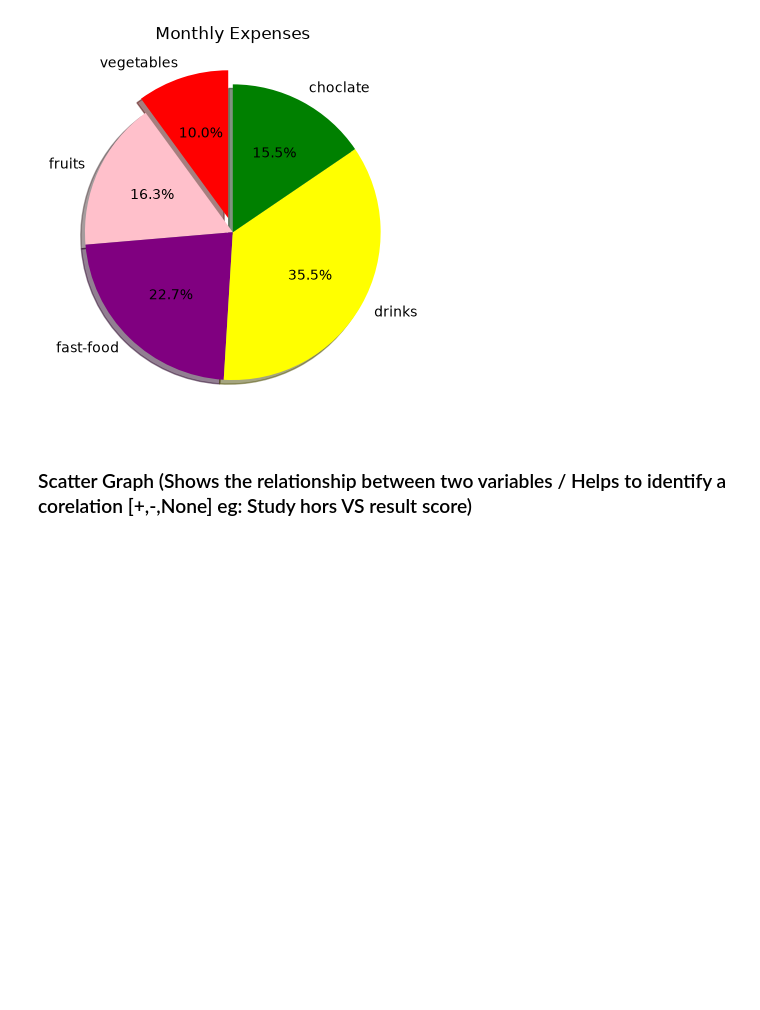
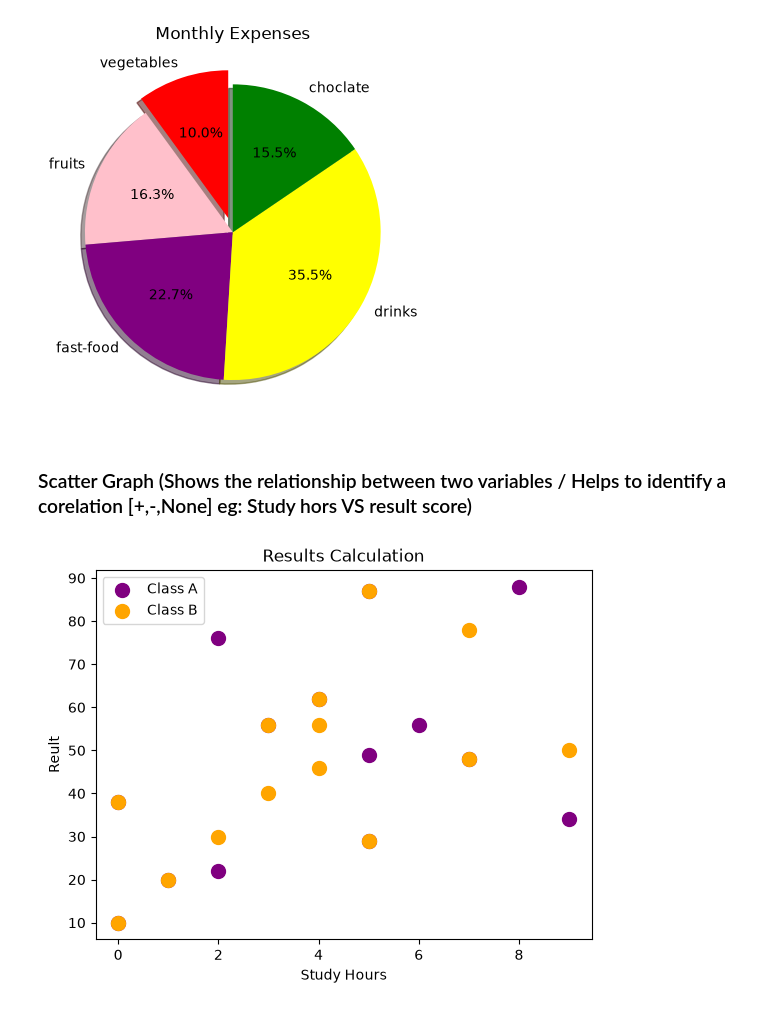
Before and after one commit to areeba-cyber/NumPy, a Jupyter notebook: Matplotlib/main2.ipynb, the cells around one changed output. Saved outputs shown, nothing was run; the diff lists cells and outputs as text; code cells hidden in the pictures; blank space fills up the shorter version.

Commit message:
scatter graph

```diff
--- a/Matplotlib/main2.ipynb
+++ b/Matplotlib/main2.ipynb
@@ -35,3 +35,24 @@ plt.show()
 [figure]
 # %% [markdown]
 ### Scatter Graph (Shows the relationship between two variables / Helps to identify a corelation [+,-,None] eg: Study hors VS result score)
+# %%
+x = [0,1,5,2,6,2,8,9,7,5,3,0,5,4]
+y = [10, 20, 49, 22, 56, 76, 88, 34, 48, 87, 56,38, 29, 62]
+# alpha is transparency
+x1 = [0,1,2,3,4,4,7,9,7,5,3,0,5,4]
+y2 = [10, 20, 30, 40, 56, 46, 78, 50, 48, 87, 56,38, 29, 62]
+plt.scatter(x,y, color="purple",
+                #  alpha=0.5,
+                 s = 100,
+                 label="Class A")
+plt.scatter(x1,y2, color="orange",
+                #    alpha=0.5,
+                   s = 100,
+                   label="Class B")
+plt.xlabel("Study Hours")
+plt.ylabel("Reult")
+plt.title("Results Calculation")
+plt.legend()
+plt.show()
+# %% [output]
+[figure, added]
```
